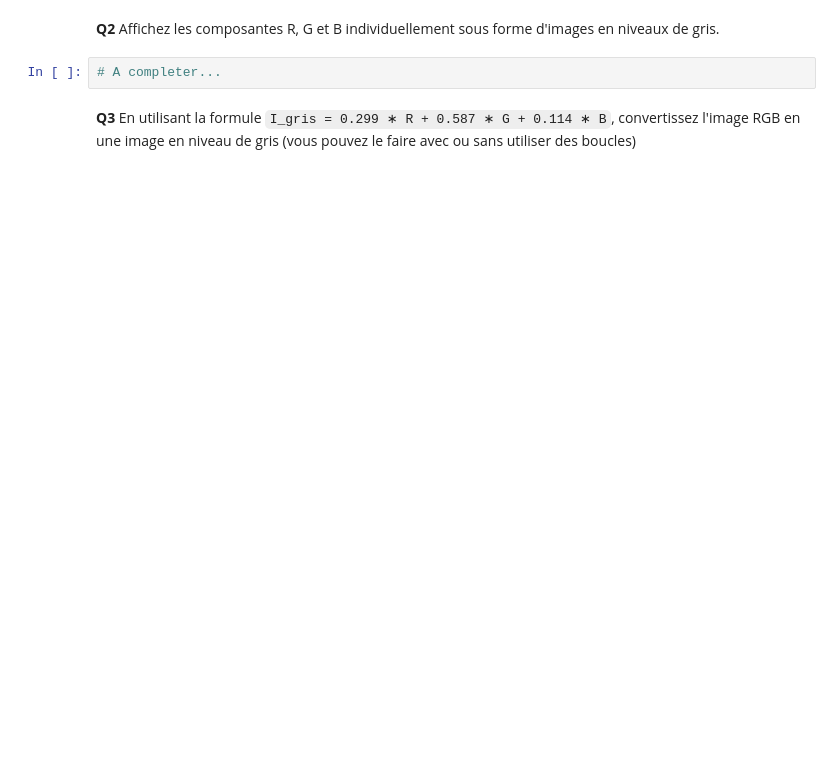
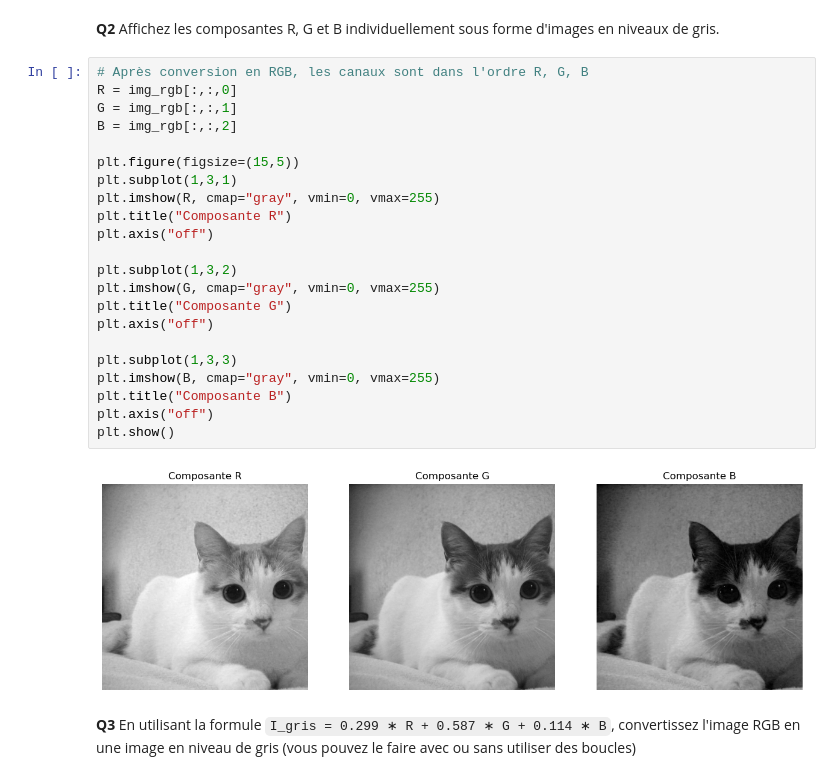
Before and after one commit to linventif/tp-image, a Jupyter notebook: revision/Revision.ipynb, the cells around one changed output. Saved outputs shown, nothing was run; the diff lists cells and outputs as text; blank space fills up the shorter version.

````diff
--- a/revision/Revision.ipynb
+++ b/revision/Revision.ipynb
@@ -94,7 +105,29 @@ Si plusieurs images/figures doivent être affichées dans une même cellule, ajo
 # %% [markdown]
 **Q2** Affichez les composantes R, G et B individuellement sous forme d'images en niveaux de gris.
 # %%
-# A completer...
+# Après conversion en RGB, les canaux sont dans l'ordre R, G, B
+R = img_rgb[:,:,0]
+G = img_rgb[:,:,1]
+B = img_rgb[:,:,2]
+
+plt.figure(figsize=(15,5))
+plt.subplot(1,3,1)
+plt.imshow(R, cmap="gray", vmin=0, vmax=255)
+plt.title("Composante R")
+plt.axis("off")
+
+plt.subplot(1,3,2)
+plt.imshow(G, cmap="gray", vmin=0, vmax=255)
+plt.title("Composante G")
+plt.axis("off")
+
+plt.subplot(1,3,3)
+plt.imshow(B, cmap="gray", vmin=0, vmax=255)
+plt.title("Composante B")
+plt.axis("off")
+plt.show()
+# %% [output]
+[figure, added]
 # %% [markdown]
 **Q3** En utilisant la formule ```I_gris = 0.299 ∗ R + 0.587 ∗ G + 0.114 ∗ B```, convertissez l'image RGB en une image en niveau de gris (vous pouvez le faire avec ou sans utiliser des boucles)
 # %%
````
Also changed, not shown: parts of 9 cells of this notebook, 7 other files.
